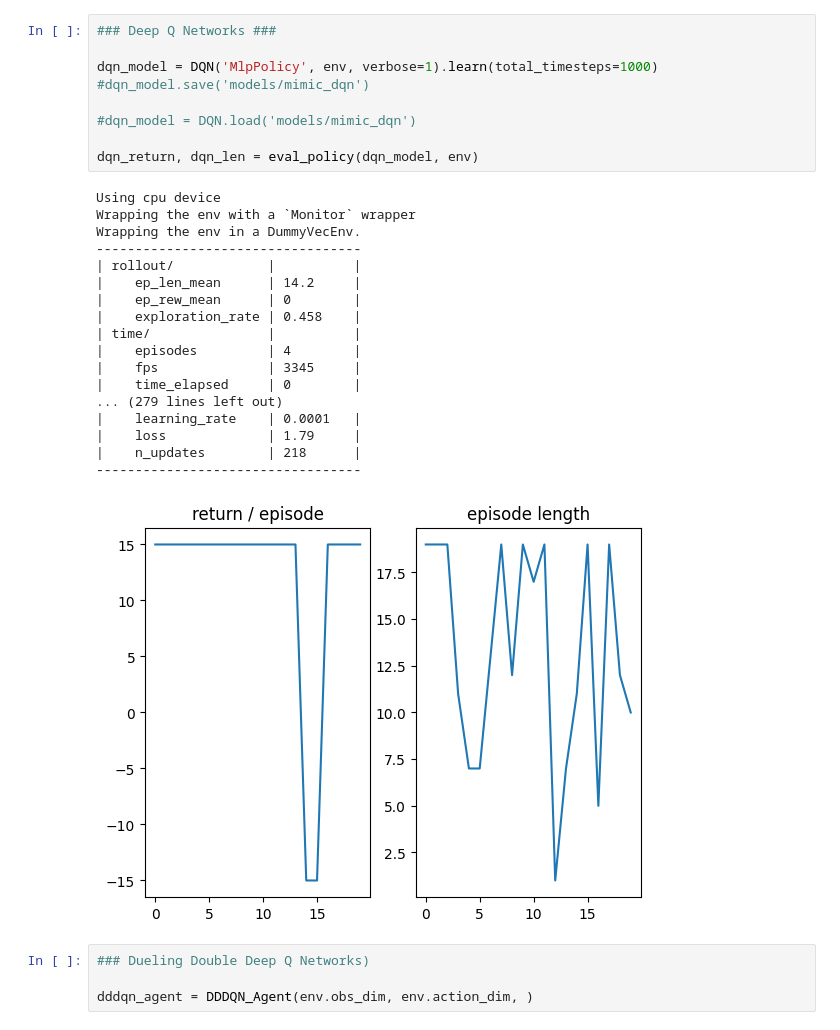
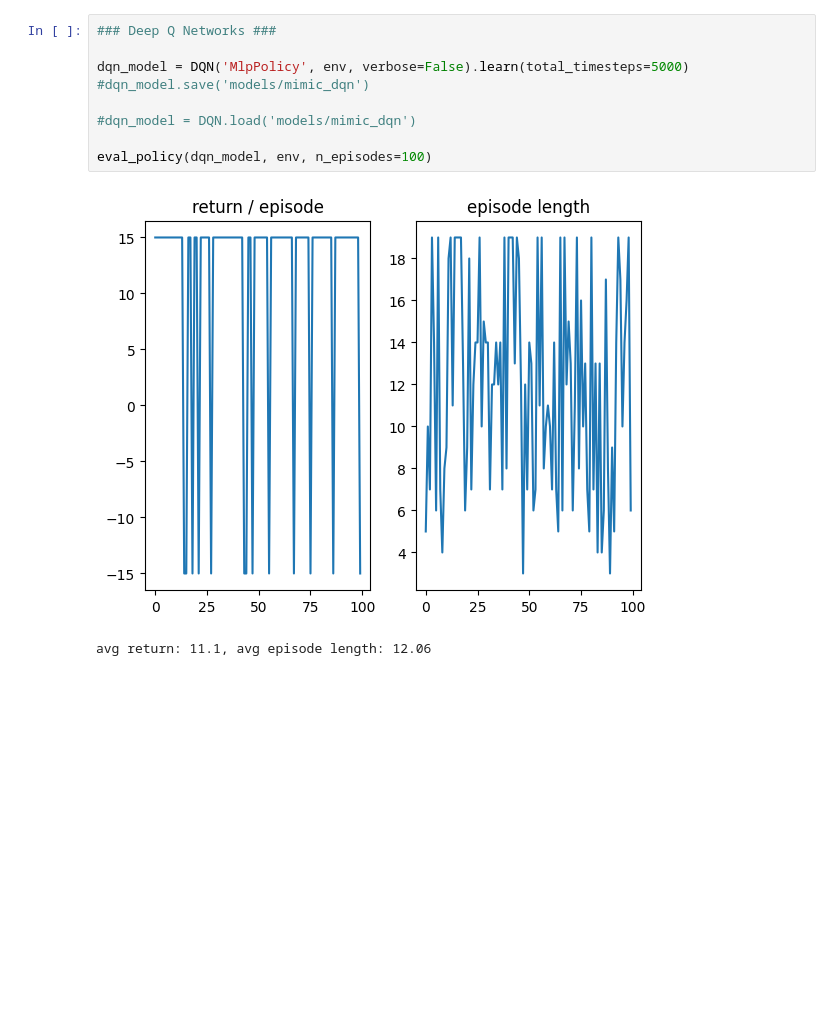
Before and after one commit to weissguy/rl-sepsis, a Jupyter notebook: mimic_policies.ipynb, the cells around one changed output. Saved outputs shown, nothing was run; the diff lists cells and outputs as text; blank space fills up the shorter version.

```diff
--- a/mimic_policies.ipynb
+++ b/mimic_policies.ipynb
@@ -54,32 +47,12 @@ Wrapping the env in a DummyVecEnv.
 # %%
 ### Deep Q Networks ###
 
-dqn_model = DQN('MlpPolicy', env, verbose=1).learn(total_timesteps=1000)
+dqn_model = DQN('MlpPolicy', env, verbose=False).learn(total_timesteps=5000)
 #dqn_model.save('models/mimic_dqn')
 
 #dqn_model = DQN.load('models/mimic_dqn')
 
-dqn_return, dqn_len = eval_policy(dqn_model, env)
+eval_policy(dqn_model, env, n_episodes=100)
 # %% [output]
+[figure, new version]
-Using cpu device
-Wrapping the env with a `Monitor` wrapper
-Wrapping the env in a DummyVecEnv.
-----------------------------------
-| rollout/            |          |
-|    ep_len_mean      | 14.2     |
-|    ep_rew_mean      | 0        |
-|    exploration_rate | 0.458    |
-| time/               |          |
-|    episodes         | 4        |
-|    fps              | 3345     |
-|    time_elapsed     | 0        |
-... (279 lines left out)
-|    learning_rate    | 0.0001   |
-|    loss             | 1.79     |
-|    n_updates        | 218      |
-----------------------------------
+avg return: 11.1, avg episode length: 12.06
-[figure, old version]
-# %%
-### Dueling Double Deep Q Networks)
-
-dddqn_agent = DDDQN_Agent(env.obs_dim, env.action_dim, )
```
Also changed, not shown: parts of 5 cells of this notebook, 3 other files.
